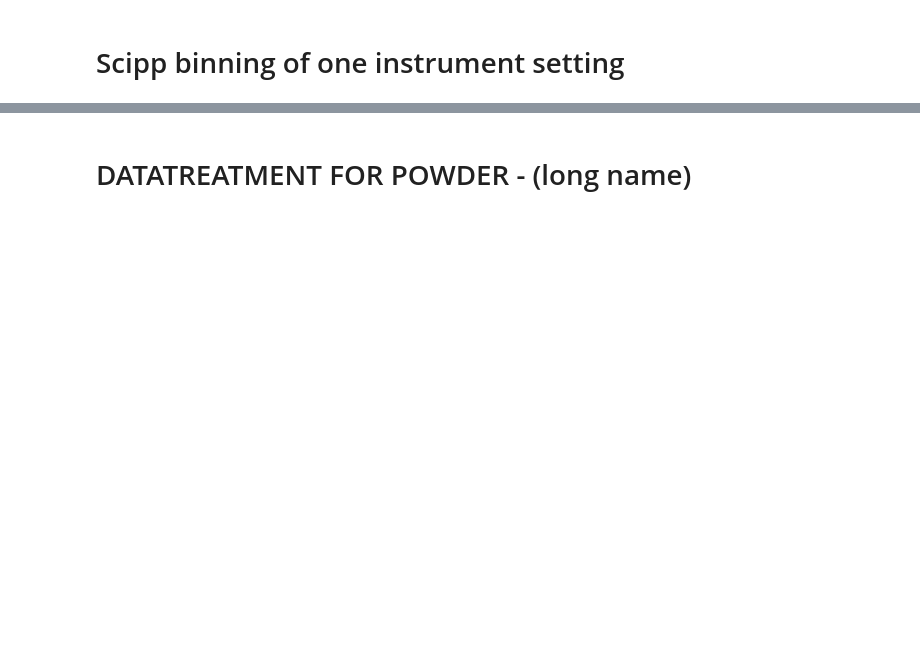
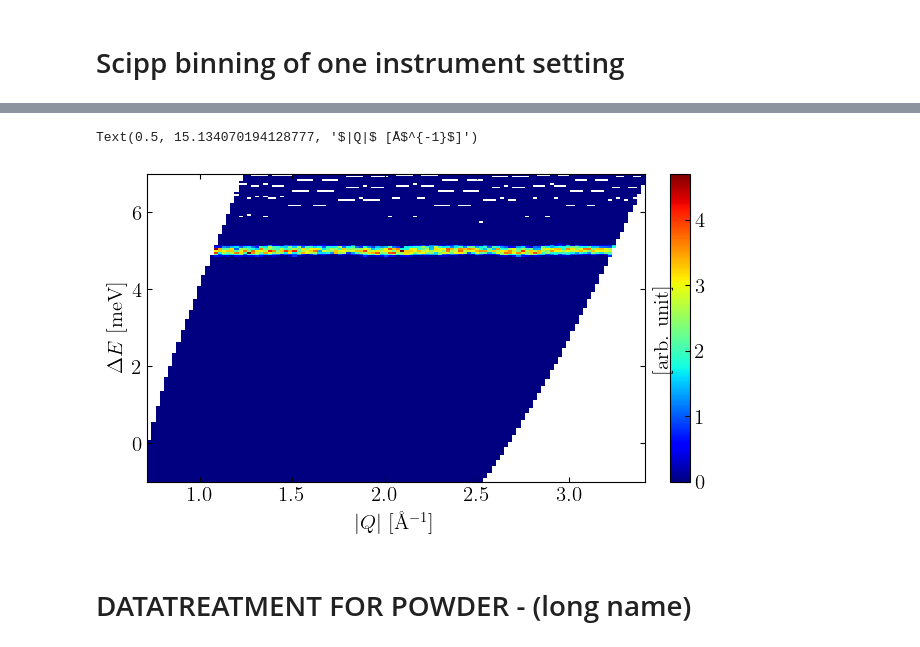
Before and after one commit to JEGKANIKMULTITASK/BIFROST, a Jupyter notebook: DataConversionMJOLNIR/BifrostConversionToMjolnir.ipynb, the cells around one changed output, grey strips where cells are left out. Drawn from its saved outputs; the diff is of its cells as text; code cells hidden in the pictures; blank space fills up the shorter version.

```diff
--- a/DataConversionMJOLNIR/BifrostConversionToMjolnir.ipynb
+++ b/DataConversionMJOLNIR/BifrostConversionToMjolnir.ipynb
@@ -114,19 +167,20 @@ in_fit.hesse()
 # %%
 
 E_min = -2 * sc.Unit('meV')
 E_max = 10 * sc.Unit('meV')
 
 Q_min = 0 * sc.Unit('Å^(-1)')
 Q_max = 3.5 * sc.Unit('Å^(-1)')
 
 fig, ax = plt.subplots(1, 1, figsize=(7, 4))
 
-
-p3 = slicedQ['Q',Q_min:Q_max]['deltaE', E_min:E_max].plot(ax=ax, cmap='jet')
-
+p5 = slicedQ['Q',Q_min:Q_max]['deltaE', E_min:E_max].plot(ax=ax, cmap='jet')
 
 ax.set_ylabel(r'$\Delta E$ [meV]')
 ax.set_xlabel(r'$|Q|$ [Å$^{-1}$]')
+# %% [output]
+Text(0.5, 15.134070194128777, '$|Q|$ [Å$^{-1}$]')
+[figure, added]
 # %%
 qx_min = 0 * sc.Unit('Å^(-1)')
 qx_max = 2 * sc.Unit('Å^(-1)')
```
Also changed, not shown: parts of 14 cells of this notebook, 5 other files.
